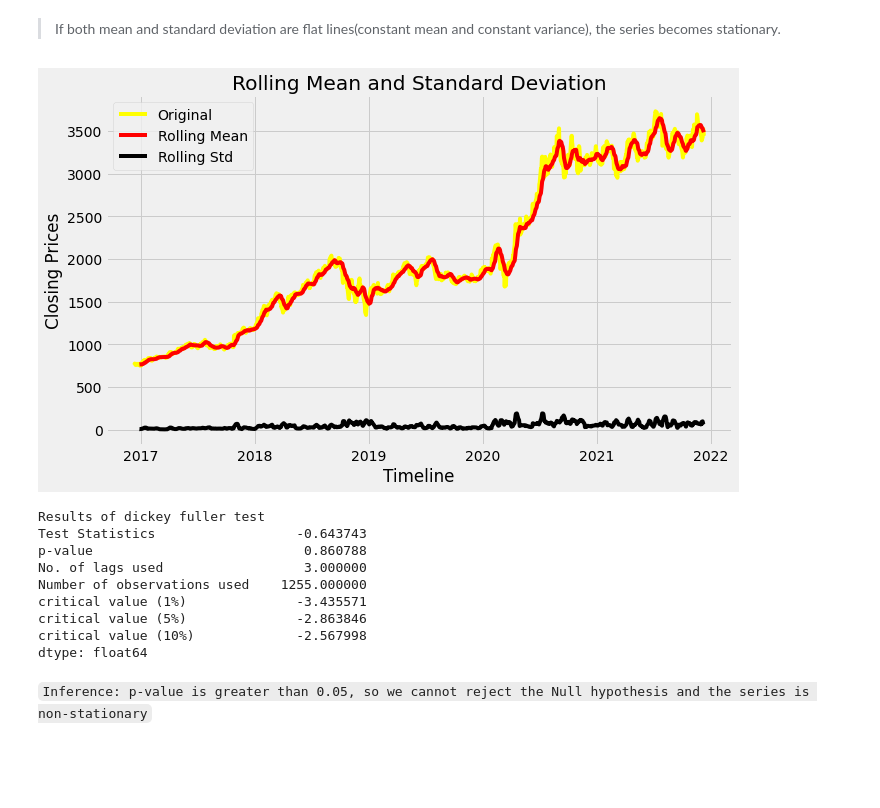
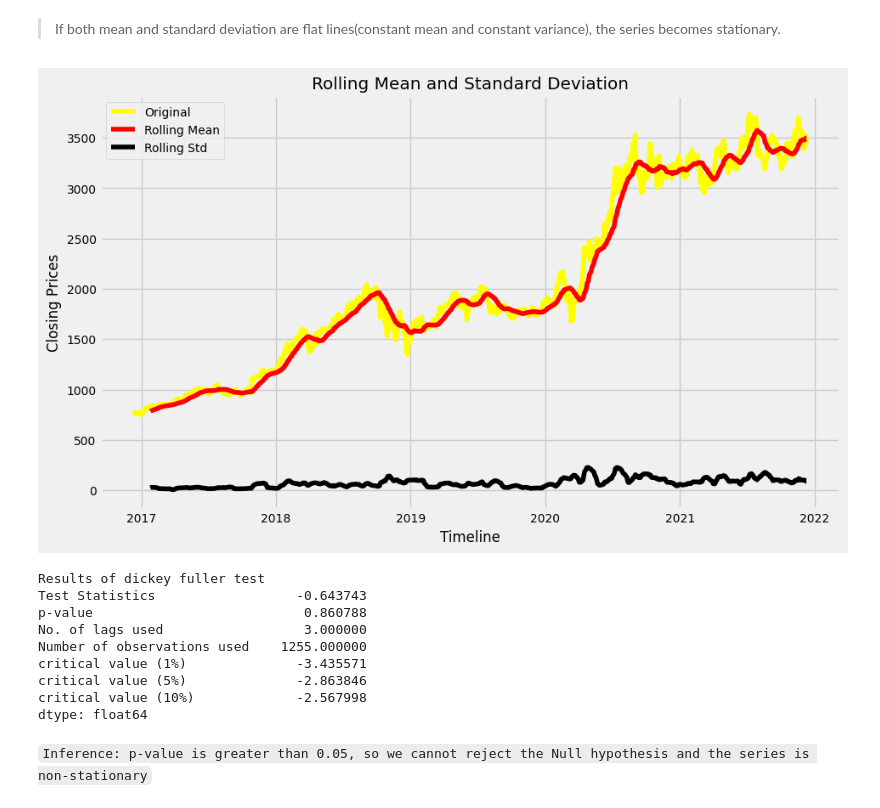
Before and after one commit to HemanthTalla/StockMarketPrediction, a Jupyter notebook: DDA_FinalProject.ipynb, the cells around one changed output. Saved outputs shown, nothing was run; the diff lists cells and outputs as text; code cells hidden in the pictures; blank space fills up the shorter version.

```diff
--- a/DDA_FinalProject.ipynb
+++ b/DDA_FinalProject.ipynb
@@ -78,0 +158,30 @@ create_table(sql_statement, conn)
+# %%
+sql_statment = """SELECT tbl_aapl.Date as Date, AAPL, AMZN, FB, NFLX, GOOG  FROM (
+(SELECT Date, Volume AS AAPL FROM HistoricalPrices WHERE StockSymbol = 'AAPL')tbl_aapl
+INNER JOIN
+(SELECT Date, Volume AS AMZN FROM HistoricalPrices WHERE StockSymbol = 'AMZN') tbl_amzn
+ON tbl_aapl.Date = tbl_amzn.Date
+INNER JOIN
+(SELECT Date, Volume AS FB FROM HistoricalPrices WHERE StockSymbol = 'FB') tbl_fb
+ON tbl_aapl.Date = tbl_fb.Date
+INNER JOIN
+(SELECT Date, Volume AS NFLX FROM HistoricalPrices WHERE StockSymbol = 'NFLX') tbl_nflx
+ON tbl_aapl.Date = tbl_nflx.Date
+INNER JOIN
+(SELECT Date, Volume AS GOOG FROM HistoricalPrices WHERE StockSymbol = 'GOOG') tbl_goog
+ON tbl_aapl.Date = tbl_goog.Date
+)"""
+
+tbl_volume = query_table(sql_statment)
+Volume = pd.DataFrame(tbl_volume, columns = ['Date','AAPL','AMZN','FB','NFLX','GOOG'])
+Volume['Date'] = pd.to_datetime(Volume['Date'])
+Volume.set_index('Date', inplace=True)
+
+plt.rcParams.update({'font.size': 16})
+
+Volume.plot(figsize = (20,10))
+plt.title(f"Volume of the stock traded")
+plt.ylabel('Volume of Stocks (100M)')
+plt.xticks(rotation=0)
+
+plt.show()
@@ -78,0 +259,7 @@ create_table(sql_statement, conn)
+# %%
+# Calculate the stock correlation matrix
+import seaborn as sns
+
+plt.rcParams.update({'font.size': 8})
+sns.heatmap(FAANG_daily_returns.corr(), annot=True, cmap='tab20c', linewidths=1.5)
+fig.tight_layout()
@@ -88,7 +309,9 @@ warnings.filterwarnings('ignore')
 import numpy as np
 import pandas as pd
 import matplotlib.pyplot as plt
+plt.rcdefaults()
 plt.style.use('fivethirtyeight')
+plt.rcParams.update({'font.size': 10})
 from pylab import rcParams
 rcParams['figure.figsize'] = 10, 6
 from statsmodels.tsa.stattools import adfuller
@@ -159,30 +382,30 @@ H1: It is stationary
 # %%
 from statsmodels.tsa.stattools import adfuller
 def test_stationarity(timeseries):
     #Determing rolling statistics
-    rolmean = timeseries.rolling(12).mean()
-    rolstd = timeseries.rolling(12).std()
+    rolmean = timeseries.rolling(30).mean()
+    rolstd = timeseries.rolling(30).std()
     #Plot rolling statistics:
     plt.plot(timeseries, color='yellow',label='Original')
     plt.plot(rolmean, color='red', label='Rolling Mean')
     plt.plot(rolstd, color='black', label = 'Rolling Std')
     plt.legend(loc='best')
     plt.title('Rolling Mean and Standard Deviation')
     plt.xlabel('Timeline')
     plt.ylabel('Closing Prices')
     plt.show(block=False)
     print("Results of dickey fuller test")
     adft = adfuller(timeseries,autolag='AIC')
     # output for dft will give us without defining what the values are.
     #hence we manually write what values does it explains using a for loop
     output = pd.Series(adft[0:4],index=['Test Statistics','p-value','No. of lags used','Number of observations used'])
     for key,values in adft[4].items():
         output['critical value (%s)'%key] =  values
     print(output)
 
-test_stationarity(df_hist['Close'])
+test_stationarity(df_close['Close'])
 # %% [output]
-[figure, old version]
+[figure, new version]
 Results of dickey fuller test
 Test Statistics                  -0.643743
 p-value                           0.860788
```
Also changed, not shown: parts of 34 cells of this notebook, 2 other files.
